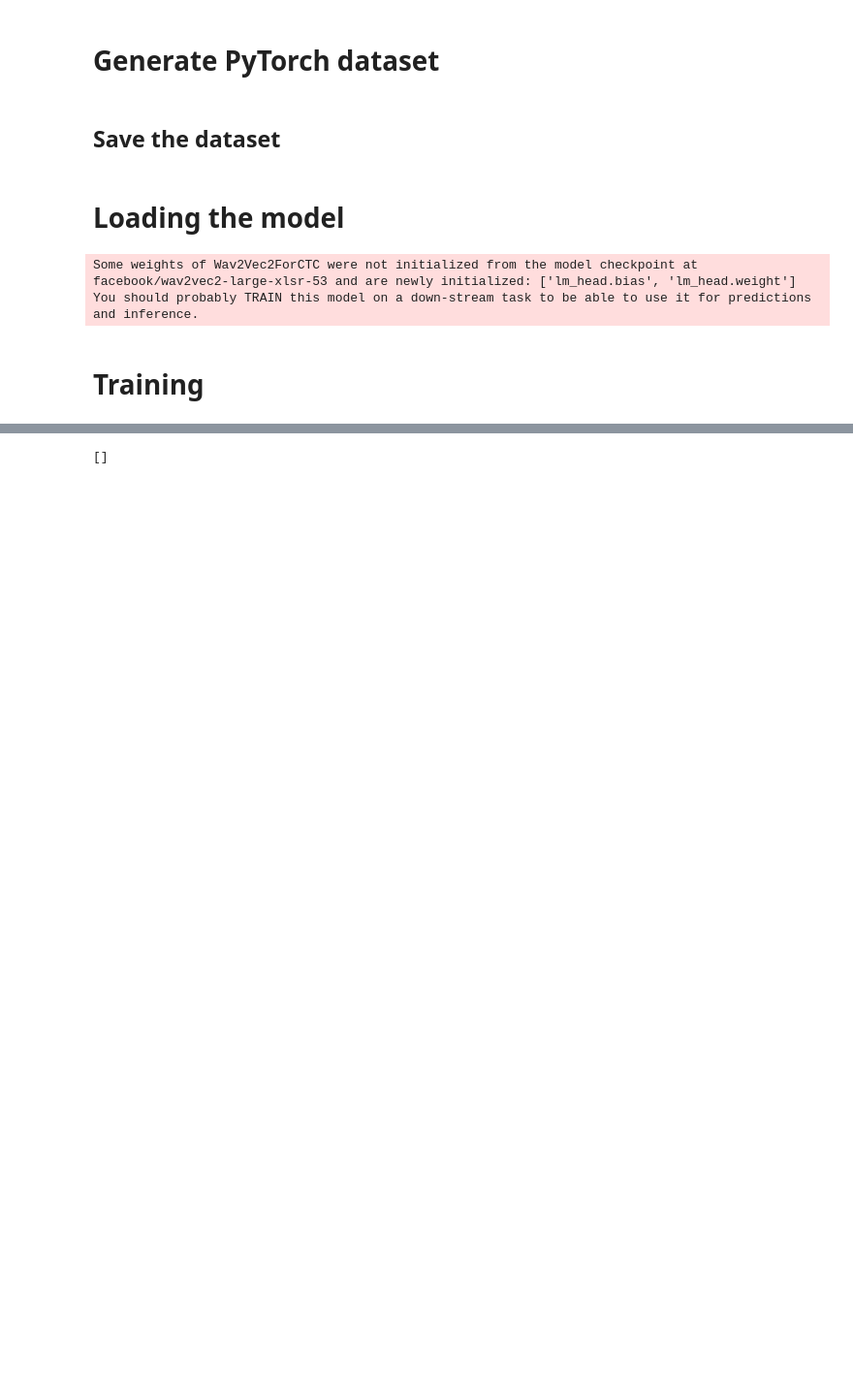
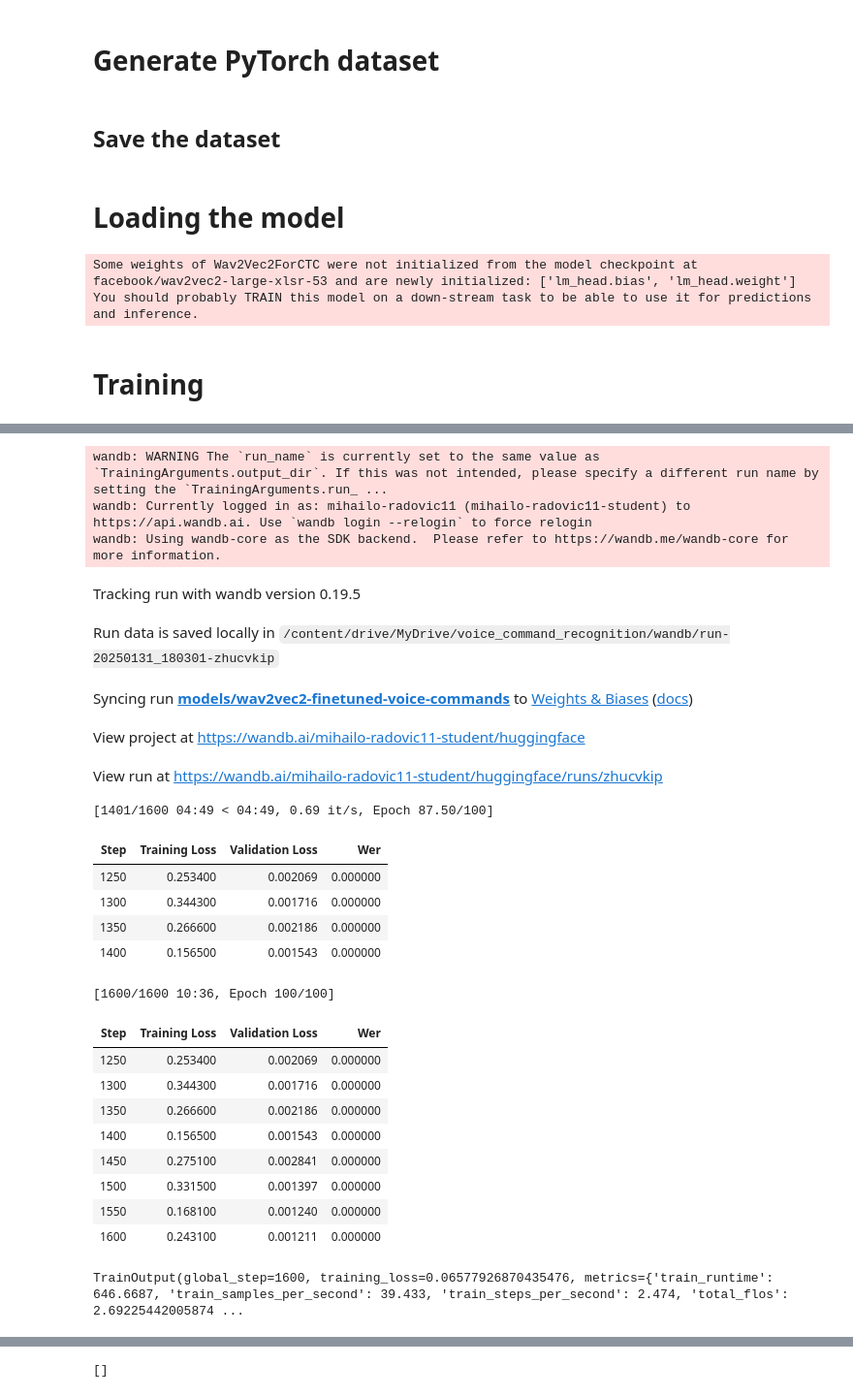
Before and after one commit to mradovic38/voice-command-recognition, a Jupyter notebook: wav2vec2_fine_tuning.ipynb, the cells around one changed output, grey strips where cells are left out. Shown: that part at 97% size. Saved outputs shown, nothing was run; the diff lists cells and outputs as text; code cells hidden in the pictures; blank space fills up the shorter version.

```diff
--- a/wav2vec2_fine_tuning.ipynb
+++ b/wav2vec2_fine_tuning.ipynb
@@ -281,3 +347,31 @@ TrainOutput(global_step=1200, training_loss=4.505651850004991, metrics={'train_r
+# %%
+trainer.train(resume_from_checkpoint=True)
+# %% [output]
+wandb: WARNING The `run_name` is currently set to the same value as `TrainingArguments.output_dir`. If this was not intended, please specify a different run name by setting the `TrainingArguments.run_ ...
+wandb: Currently logged in as: mihailo-radovic11 (mihailo-radovic11-student) to https://api.wandb.ai. Use `wandb login --relogin` to force relogin
+wandb: Using wandb-core as the SDK backend.  Please refer to https://wandb.me/wandb-core for more information.
+Tracking run with wandb version 0.19.5
+Run data is saved locally in /content/drive/MyDrive/voice_command_recognition/wandb/run-20250131_180301-zhucvkip
+Syncing run models/wav2vec2-finetuned-voice-commands to Weights & Biases (docs)
+View project at https://wandb.ai/mihailo-radovic11-student/huggingface
+View run at https://wandb.ai/mihailo-radovic11-student/huggingface/runs/zhucvkip
+[1401/1600 04:49 < 04:49, 0.69 it/s, Epoch 87.50/100]
+| Step | Training Loss | Validation Loss | Wer |
+| 1250 | 0.253400 | 0.002069 | 0.000000 |
+| 1300 | 0.344300 | 0.001716 | 0.000000 |
+| 1350 | 0.266600 | 0.002186 | 0.000000 |
+| 1400 | 0.156500 | 0.001543 | 0.000000 |
+[1600/1600 10:36, Epoch 100/100]
+| Step | Training Loss | Validation Loss | Wer |
+| 1250 | 0.253400 | 0.002069 | 0.000000 |
+| 1300 | 0.344300 | 0.001716 | 0.000000 |
+| 1350 | 0.266600 | 0.002186 | 0.000000 |
+| 1400 | 0.156500 | 0.001543 | 0.000000 |
+| 1450 | 0.275100 | 0.002841 | 0.000000 |
+| 1500 | 0.331500 | 0.001397 | 0.000000 |
+| 1550 | 0.168100 | 0.001240 | 0.000000 |
+| 1600 | 0.243100 | 0.001211 | 0.000000 |
+TrainOutput(global_step=1600, training_loss=0.06577926870435476, metrics={'train_runtime': 646.6687, 'train_samples_per_second': 39.433, 'train_steps_per_second': 2.474, 'total_flos': 2.69225442005874 ...
 # %%
 final_metrics = trainer.evaluate(val_dataset)
 print(final_metrics)
```
Also changed, not shown: parts of 12 cells of this notebook, 4 other files.
